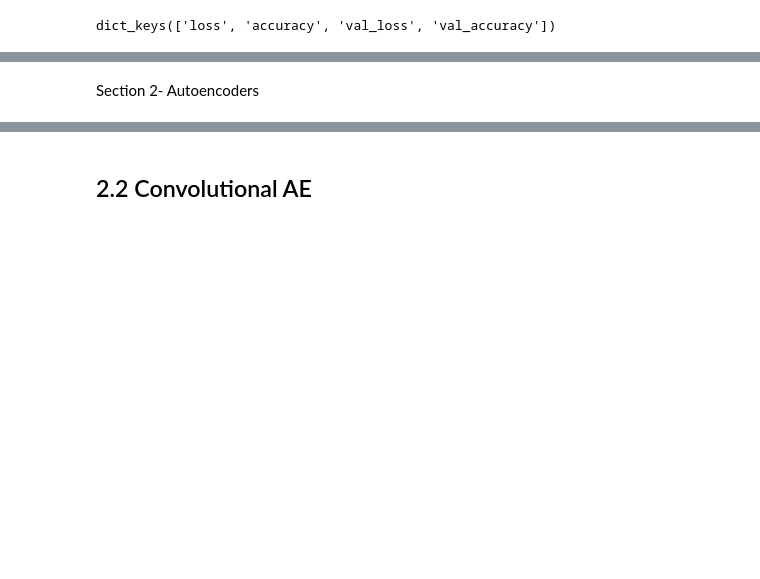
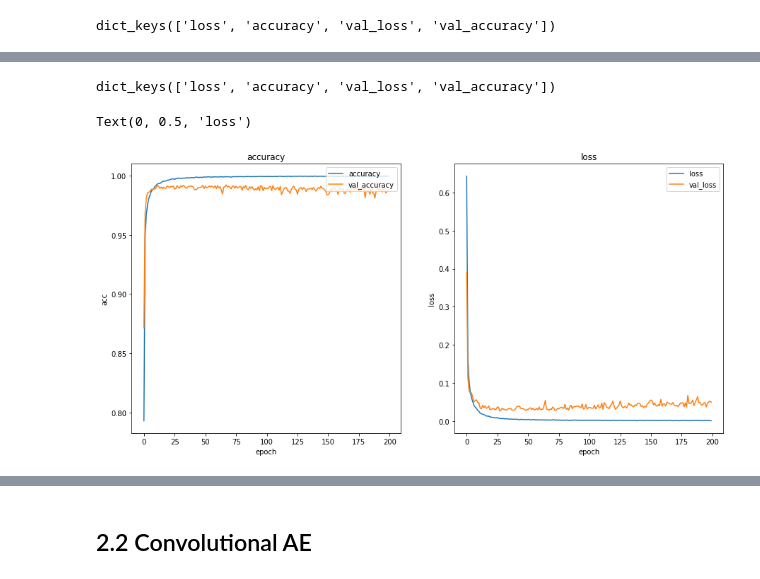
Before and after one commit to XITechs/UCSDECE228, a Jupyter notebook: pythonHW2/PY2.ipynb, the cells around one changed output, grey strips where cells are left out. Saved outputs shown, nothing was run; the diff lists cells and outputs as text; code cells hidden in the pictures; blank space fills up the shorter version.

```diff
--- a/pythonHW2/PY2.ipynb
+++ b/pythonHW2/PY2.ipynb
@@ -146,10 +160,9 @@ plt.legend(loc='upper right')
 def CNN_dropout_hidden():
     model = tf.keras.models.Sequential()
     #### Fill in model ####
-    model.add(tf.keras.layers.Conv2D(256, kernel_size=(3, 3),activation='relu', input_shape=(28, 28, 1)))
-
+    model.add(tf.keras.layers.Input(shape=(28, 28, 1)))
     model.add(tf.keras.layers.Dropout(0.3))
-
+    model.add(tf.keras.layers.Conv2D(256, kernel_size=(3, 3),activation='relu'))
     model.add(tf.keras.layers.MaxPooling2D(pool_size=(2, 2)))
     model.add(tf.keras.layers.Conv2D(128 , (3, 3), activation='relu'))
     model.add(tf.keras.layers.MaxPooling2D(pool_size=(2, 2)))
@@ -162,8 +175,8 @@ def CNN_dropout_hidden():
 
 #Compile and train the model
 CNN_dropout_hidden = CNN_dropout_hidden()
-CNN_dropout_hidden.compile(loss=tf.keras.losses.categorical_crossentropy, optimizer=tf.keras.optimizers.Adadelta(), metrics=['accuracy'])
-history_dropout_hidden = CNN_dropout_hidden.fit(data_train, labels_train, validation_data=(data_test, labels_test), epochs=2, batch_size=1000, shuffle=True)
+CNN_dropout_hidden.compile(loss='categorical_crossentropy', optimizer='rmsprop', metrics=['accuracy'])
+history_dropout_hidden = CNN_dropout_hidden.fit(data_train, labels_train, validation_data=(data_test, labels_test), epochs=200, batch_size=1000, shuffle=True)
 scores_dropout_hidden = CNN_dropout_hidden.evaluate(data_test, labels_test)
 print("Accuracy: %.2f%%" %(scores_dropout_hidden[1]*100))
 # %% [output]
@@ -177,2 +200,26 @@ Accuracy: 14.22%
-# %% [markdown]
-Section 2- Autoencoders
+# %%
+# Information contained in history dict. 98.78%
+print(history_dropout_hidden.history.keys())
+plt.figure(figsize=(15,7))
+plt.subplot(121)
+#### Fill in plot ####
+plt.plot(history_dropout_hidden.history['accuracy'], label='accuracy')
+plt.plot(history_dropout_hidden.history['val_accuracy'], label='val_accuracy')
+plt.legend(loc='upper right')
+plt.title('accuracy')
+plt.xlabel('epoch')
+plt.ylabel('acc')
+
+#Plot loss vs epoch
+plt.subplot(122)
+plt.plot(history_dropout_hidden.history['loss'],label='loss')
+plt.plot(history_dropout_hidden.history['val_loss'],label='val_loss')
+plt.legend(loc='upper right')
+plt.title('loss')
+plt.xlabel('epoch')
+plt.ylabel('loss')
+#### Fill in plot ####
+# %% [output]
+dict_keys(['loss', 'accuracy', 'val_loss', 'val_accuracy'])
+Text(0, 0.5, 'loss')
+[figure, added]
```
Also changed, not shown: parts of 17 cells of this notebook.
